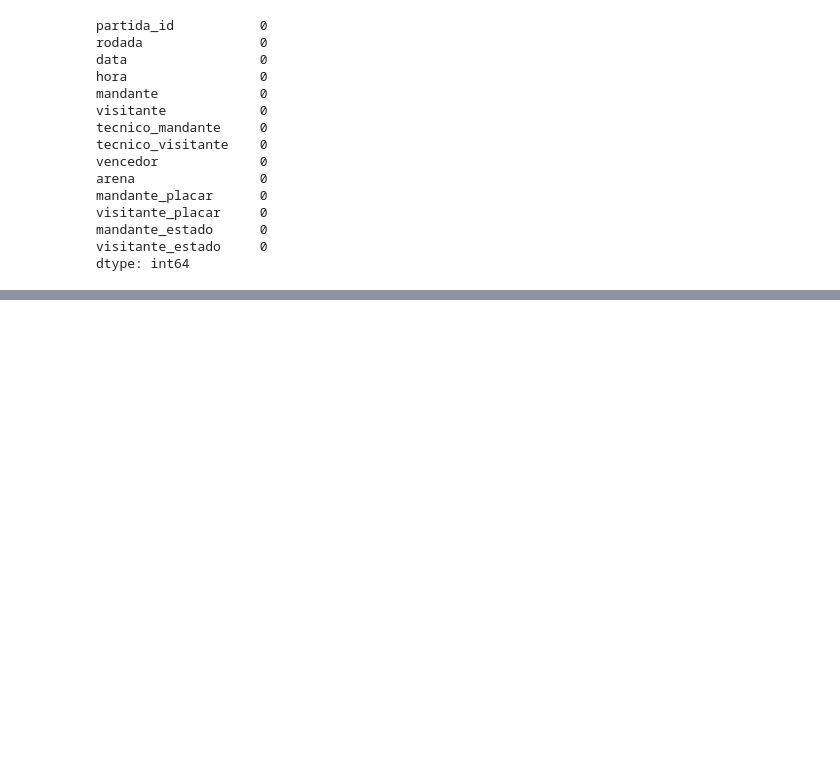
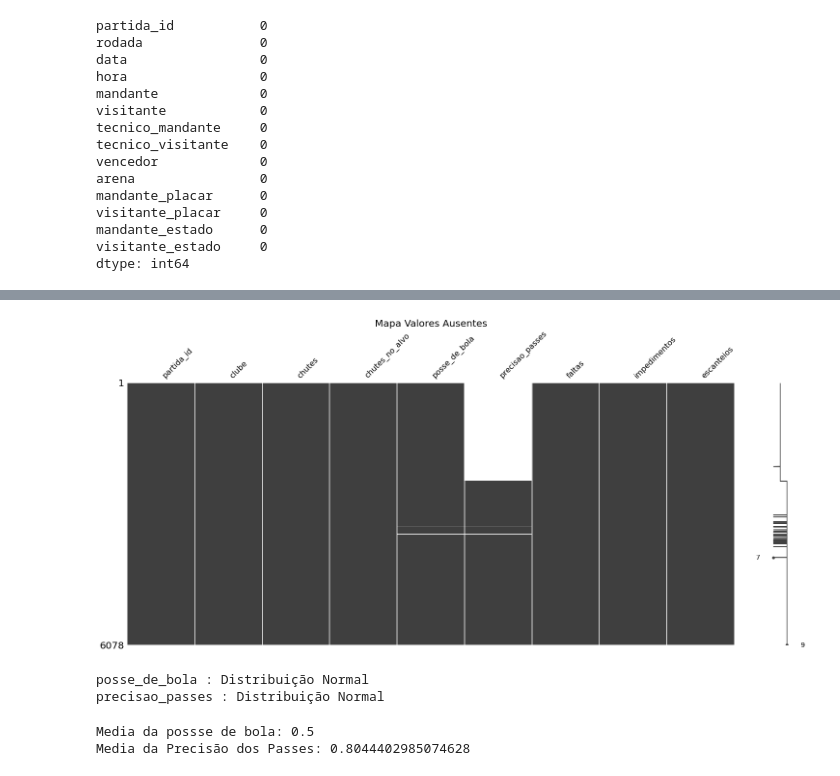
Before and after one commit to raulrosapacheco/BrasileiraoAnalise, a Jupyter notebook: AnaliseBrasileirao.ipynb, the cells around one changed output, grey strips where cells are left out. Cells and saved outputs as stored; diff of their text form; code cells hidden in the pictures; blank space fills up the shorter version.

Commit message:
Tratamento dos dados das tabelas cartoes, gols e estatisticas

```diff
--- a/AnaliseBrasileirao.ipynb
+++ b/AnaliseBrasileirao.ipynb
@@ -105,0 +163,34 @@ dtype: int64
+# %%
+msno.matrix(estatisticas)
+plt.title("Mapa Valores Ausentes", fontsize = 20)
+plt.show()
+# %% [output]
+[figure, added]
+# %%
+# Lista com variáveis numéricas a serem testadas
+numerical_variables = ['posse_de_bola', 'precisao_passes']
+
+# Loop
+for i in numerical_variables:
+
+    stats, pval = normaltest(estatisticas[i])
+    # Calcula a normalidade
+    # normaltest: função do scipy que retornará stats e valor p
+    # stat: o valor do teste estatístico.
+    # pval: o valor-p associado ao teste estatístico.
+    # Se o valor-p < 0,05 concluímos que a amostra não é normal.
+
+     # Checar valor-p
+    if pval < 0.05:
+        print(i, ': Distribuição Não Normal')
+    else:
+        print(i, ': Distribuição Normal')
+# %% [output]
+posse_de_bola : Distribuição Normal
+precisao_passes : Distribuição Normal
+# %%
+print('Media da possse de bola:', estatisticas['posse_de_bola'].mean())
+print('Media da Precisão dos Passes:', estatisticas['precisao_passes'].mean())
+# %% [output]
+Media da possse de bola: 0.5
+Media da Precisão dos Passes: 0.8044402985074628
```
Also changed, not shown: parts of 13 cells of this notebook.
